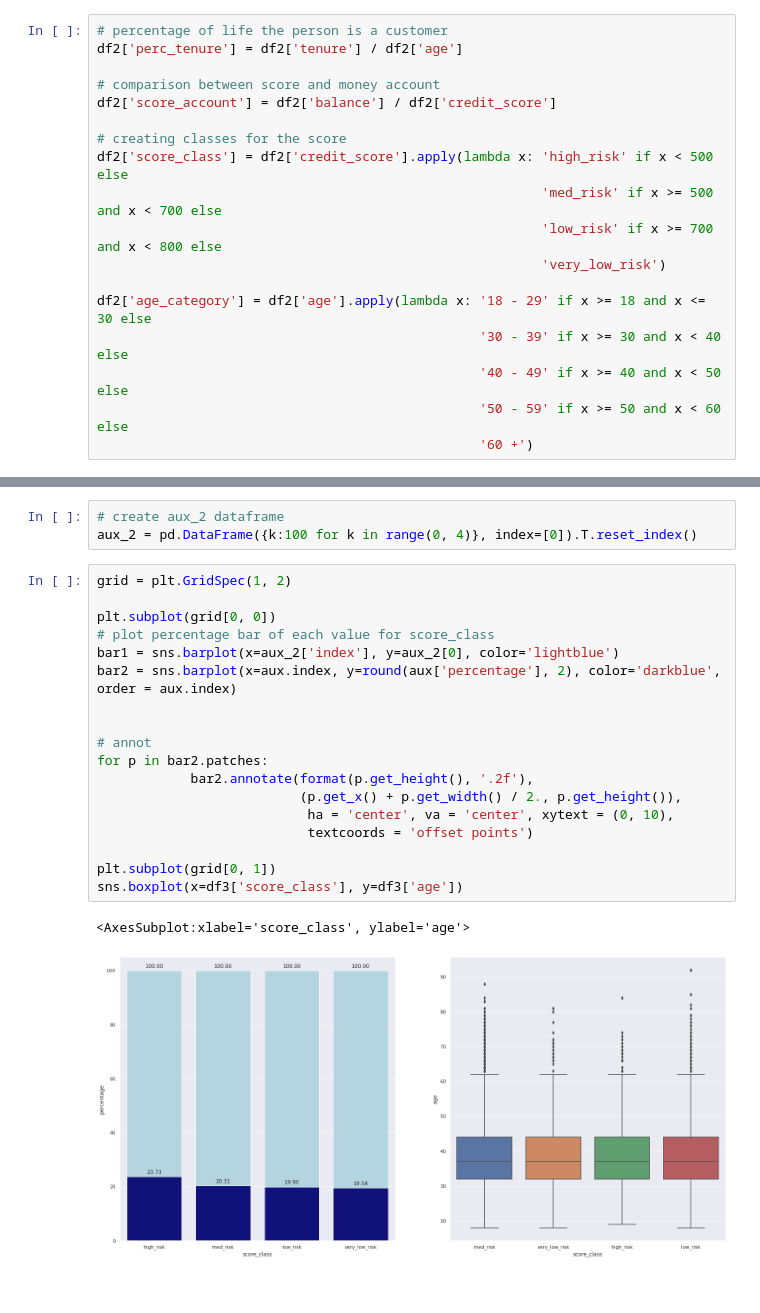
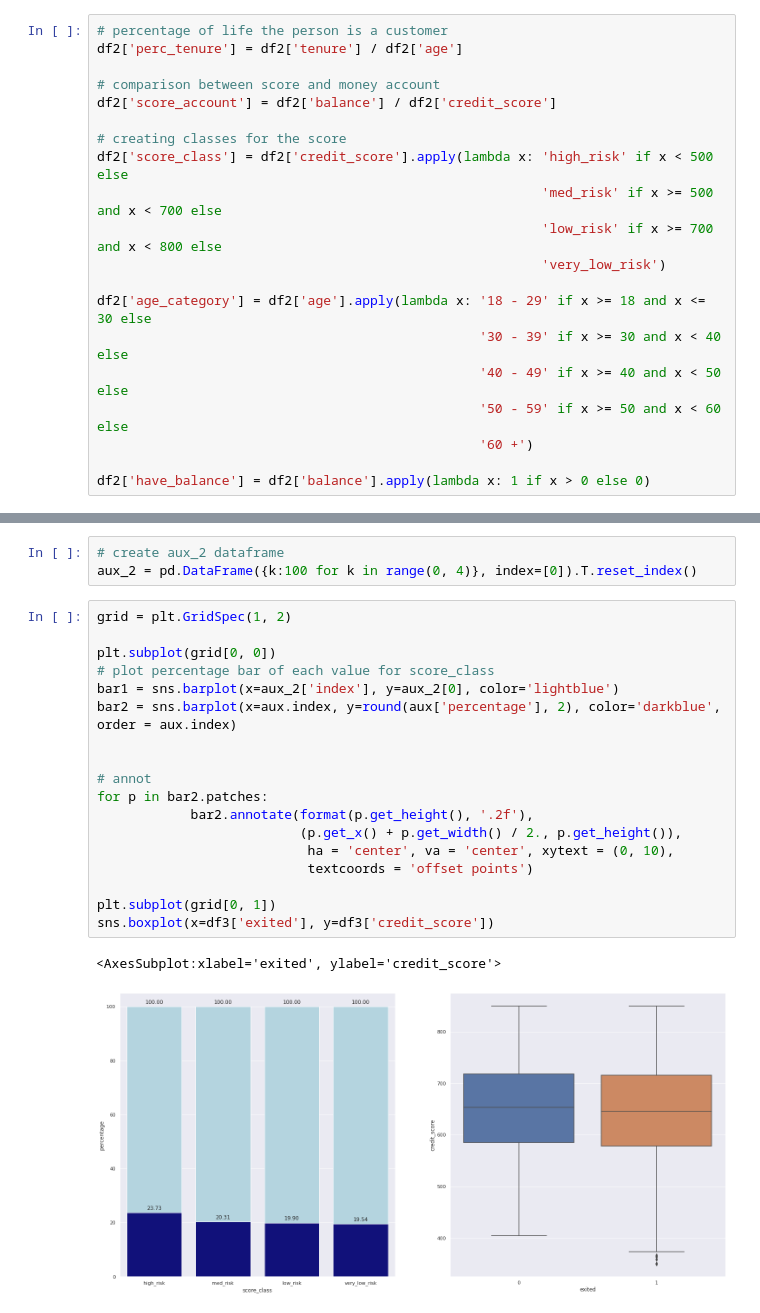
Before and after one commit to tadeucbm/churn_predict, a Jupyter notebook: notebooks/c1_churn_predict.ipynb, the cells around one changed output, grey strips where cells are left out. Saved outputs shown, nothing was run; the diff lists cells and outputs as text.

```diff
--- a/notebooks/c1_churn_predict.ipynb
+++ b/notebooks/c1_churn_predict.ipynb
@@ -326,6 +338,8 @@ df2['age_category'] = df2['age'].apply(lambda x: '18 - 29' if x >= 18 and x <= 3
                                                  '40 - 49' if x >= 40 and x < 50 else
                                                  '50 - 59' if x >= 50 and x < 60 else
                                                  '60 +')
+
+df2['have_balance'] = df2['balance'].apply(lambda x: 1 if x > 0 else 0)
 # %% [markdown]
 # 3.0. EXPLORATORY DATA ANALYSIS
 # %%
@@ -744,21 +758,21 @@ aux_2 = pd.DataFrame({k:100 for k in range(0, 4)}, index=[0]).T.reset_index()
 # %%
 grid = plt.GridSpec(1, 2)
 
 plt.subplot(grid[0, 0])
 # plot percentage bar of each value for score_class
 bar1 = sns.barplot(x=aux_2['index'], y=aux_2[0], color='lightblue')
 bar2 = sns.barplot(x=aux.index, y=round(aux['percentage'], 2), color='darkblue', order = aux.index)
 
 
 # annot
 for p in bar2.patches:
             bar2.annotate(format(p.get_height(), '.2f'),
                           (p.get_x() + p.get_width() / 2., p.get_height()),
                            ha = 'center', va = 'center', xytext = (0, 10),
                            textcoords = 'offset points')
 
 plt.subplot(grid[0, 1])
-sns.boxplot(x=df3['score_class'], y=df3['age'])
+sns.boxplot(x=df3['exited'], y=df3['credit_score'])
 # %% [output]
-<AxesSubplot:xlabel='score_class', ylabel='age'>
+<AxesSubplot:xlabel='exited', ylabel='credit_score'>
-[figure, old version]
+[figure, new version]
```
Also changed, not shown: parts of 17 cells of this notebook.
